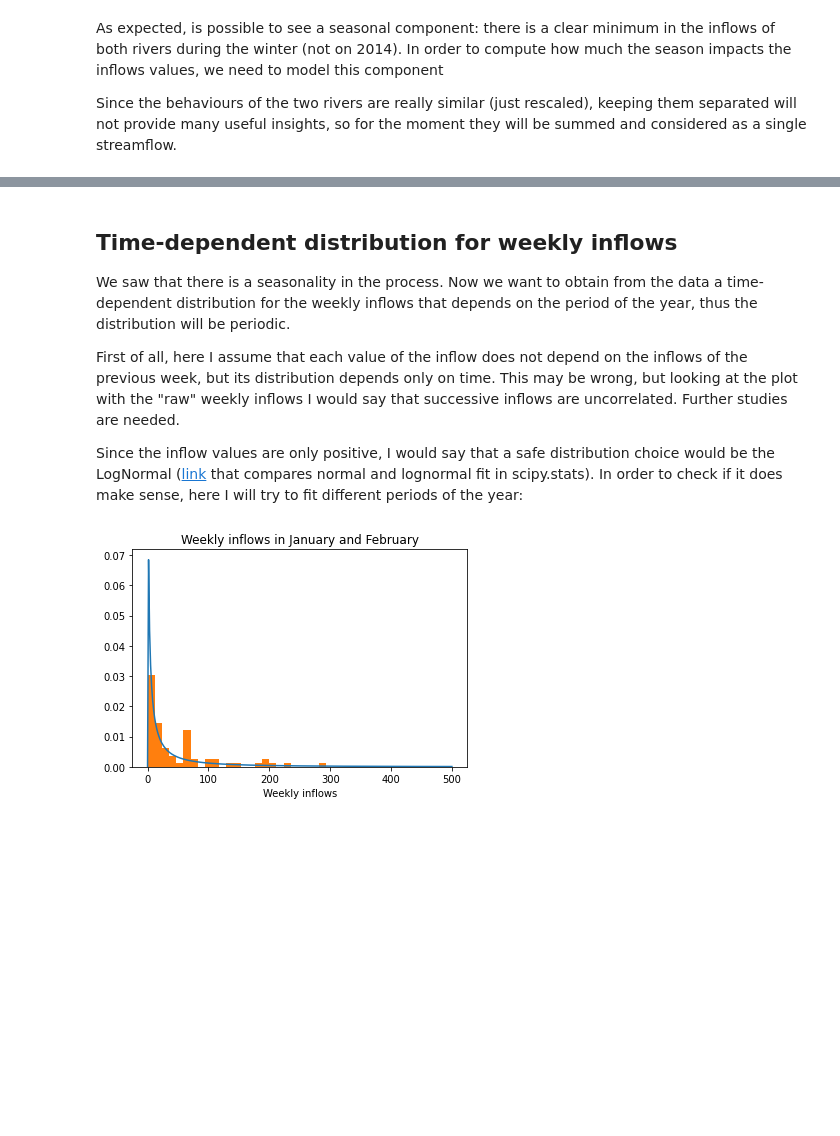
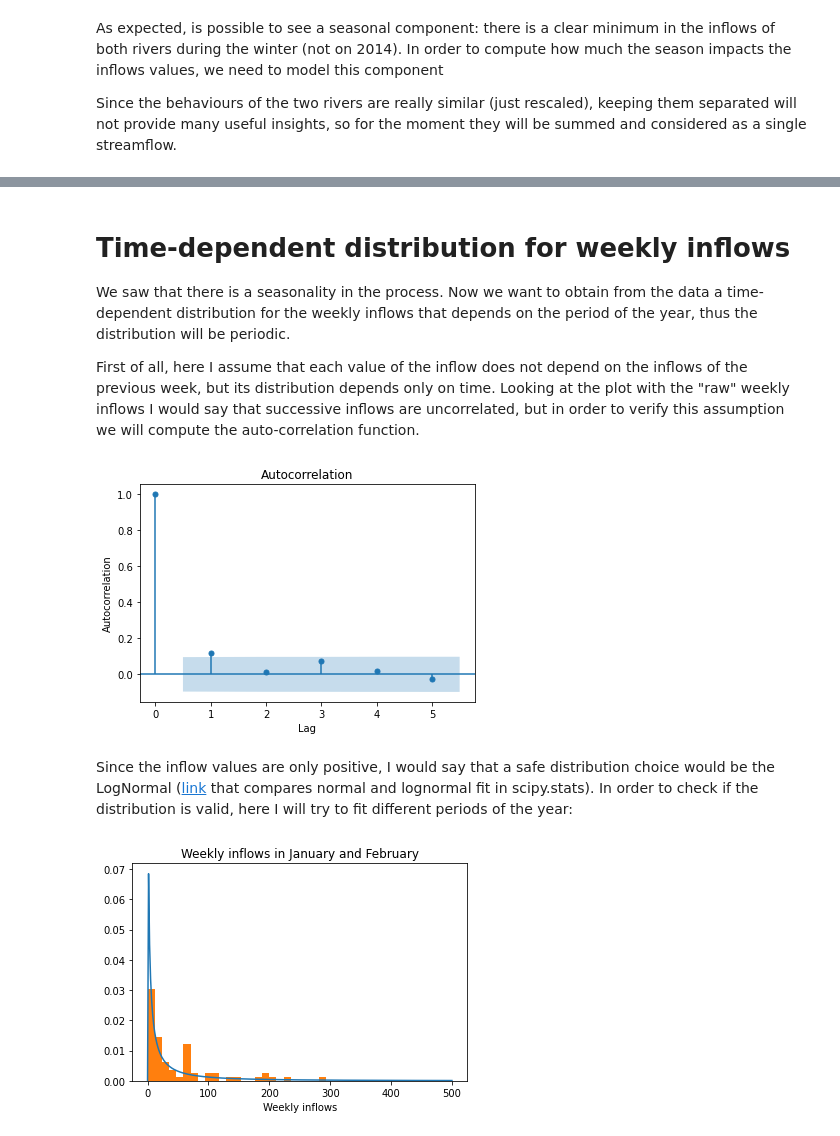
Before and after one commit to francescovidaich964/Como_lake, a Jupyter notebook: Como_Lake_test.ipynb, the cells around one changed output, grey strips where cells are left out. Cells and saved outputs as stored; diff of their text form; code cells hidden in the pictures; blank space fills up the shorter version.

Commit message:
Auto-correlation added

```diff
--- a/Como_Lake_test.ipynb
+++ b/Como_Lake_test.ipynb
@@ -234,10 +233,20 @@ plt.show()
 # %% [markdown]
-## Time-dependent distribution for weekly inflows
+# Time-dependent distribution for weekly inflows
 We saw that there is a seasonality in the process. Now we want to obtain from the data a time-dependent distribution for the weekly inflows that depends on the period of the year, thus the distribution will be periodic.
 
-First of all, here I assume that each value of the inflow does not depend on the inflows of the previous week, but its distribution depends only on time. This may be wrong, but looking at the plot with the "raw" weekly inflows I would say that successive inflows are uncorrelated. Further studies are needed.
-
-Since the inflow values are only positive, I would say that a safe distribution choice would be the LogNormal ([link](https://stackoverflow.com/questions/8747761/scipy-lognormal-distribution-parameters) that compares normal and lognormal fit in scipy.stats). In order to check if it does make sense, here I will try to fit different periods of the year:
+First of all, here I assume that each value of the inflow does not depend on the inflows of the previous week, but its distribution depends only on time. Looking at the plot with the "raw" weekly inflows I would say that successive inflows are uncorrelated, but in order to verify this assumption we will compute the auto-correlation function.
+# %%
+from statsmodels.graphics import tsaplots
+
+# Display the autocorrelation plot of the inflows after removing seasonal component
+fig = tsaplots.plot_acf(inflow_test.y - inflow_estim.yhat, lags=5)
+plt.ylabel('Autocorrelation')
+plt.xlabel('Lag')
+plt.show()
+# %% [output]
+[figure, added]
+# %% [markdown]
+Since the inflow values are only positive, I would say that a safe distribution choice would be the LogNormal ([link](https://stackoverflow.com/questions/8747761/scipy-lognormal-distribution-parameters) that compares normal and lognormal fit in scipy.stats). In order to check if the distribution is valid, here I will try to fit different periods of the year:
 # %%
 points = np.linspace(0.0001,500,300)
 log_points = np.linspace(-2,6.5,300)
```
Also changed, not shown: parts of 16 cells of this notebook.
